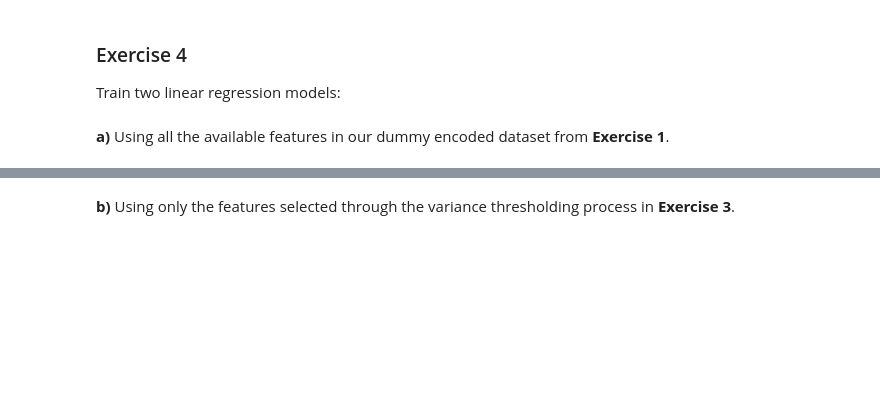
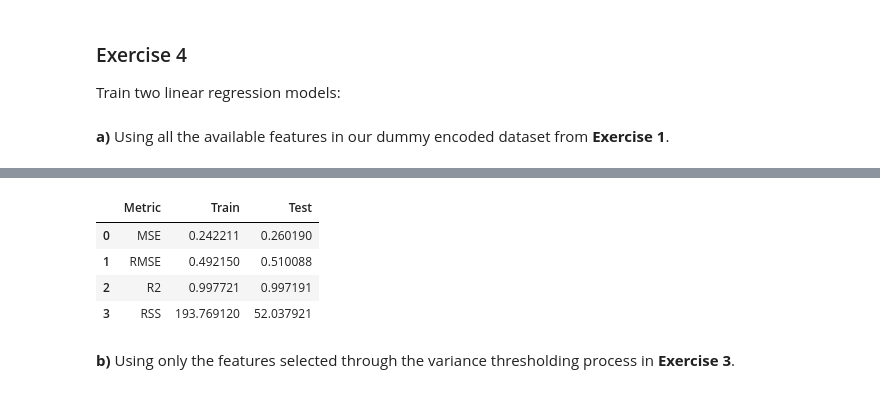
Before and after one commit to ndegwaanth/alX-datascience, a Jupyter notebook: machine_learning/notebooks/week2/Variables_and_variable_selection_exercise.ipynb, the cells around one changed output, grey strips where cells are left out. Cells and saved outputs as stored; diff of their text form; code cells hidden in the pictures; blank space fills up the shorter version.

```diff
--- a/machine_learning/notebooks/week2/Variables_and_variable_selection_exercise.ipynb
+++ b/machine_learning/notebooks/week2/Variables_and_variable_selection_exercise.ipynb
@@ -222,0 +281,7 @@ Train two linear regression models:
+# %%
+# using the trained model to make predictions on the training and testing data
+y_train_pred = lm_df_combined.predict(X_train)
+y_test_pred = lm_df_combined.predict(X_test)
+
+df_test_predictions = pd.DataFrame({'Actual': y_test, 'Predicted': y_test_pred})
+df_train_predictions = pd.DataFrame({'Actual': y_train, 'Predicted': y_train_pred})
@@ -222,0 +297,16 @@ Train two linear regression models:
+# %%
+train_residuals = y_train - y_train_pred
+test_residuals = y_test - y_test_pred
+# %%
+# metrics for training data
+train_mse = metrics.mean_squared_error(y_train, y_train_pred)
+train_rmse = np.sqrt(train_mse)
+train_r2 = metrics.r2_score(y_train, y_train_pred)
+train_rss = np.sum(train_residuals ** 2)
+
+train_metrics_df = pd.DataFrame({
+    'Metric': ['MSE', 'RMSE', 'R2', 'RSS'],
+    'Value': [train_mse, train_rmse, train_r2, train_rss]
+})
+
+train_metrics_df
@@ -222,0 +328,12 @@ Train two linear regression models:
+# %%
+# metrics for testing data
+test_mse = metrics.mean_squared_error(y_test, y_test_pred)
+test_rmse = np.sqrt(test_mse)
+test_r2 = metrics.r2_score(y_test, y_test_pred)
+test_rss = np.sum(test_residuals ** 2)
+
+test_metrics_df = pd.DataFrame({
+    'Metric': ['MSE', 'RMSE', 'R2', 'RSS'],
+    'Value': [test_mse, test_rmse, test_r2, test_rss]
+})
+test_metrics_df
@@ -223,2 +346,17 @@ Train two linear regression models:
+# %%
+# training and testing metrics comparison add actual values
+metrics_comparison_df = pd.DataFrame({
+    'Metric': ['MSE', 'RMSE', 'R2', 'RSS'],
+    'Train': [train_mse, train_rmse, train_r2, train_rss],
+    'Test': [test_mse, test_rmse, test_r2, test_rss]
+})
+
+metrics_comparison_df
+# %% [output]
+|  | Metric | Train | Test |
+| 0 | MSE | 0.242211 | 0.260190 |
+| 1 | RMSE | 0.492150 | 0.510088 |
+| 2 | R2 | 0.997721 | 0.997191 |
+| 3 | RSS | 193.769120 | 52.037921 |
 # %% [markdown]
 **b)** Using only the features selected through the variance thresholding process in **Exercise 3**.
```
Also changed, not shown: parts of 36 cells of this notebook, 13 other files.
